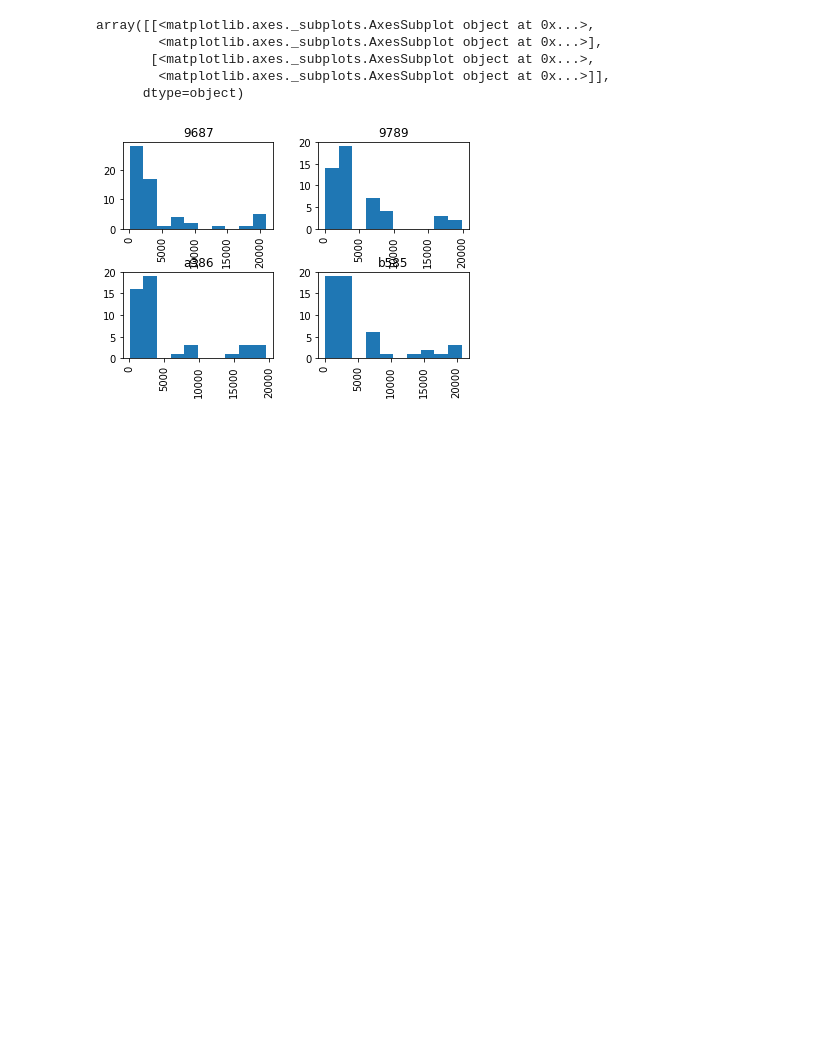
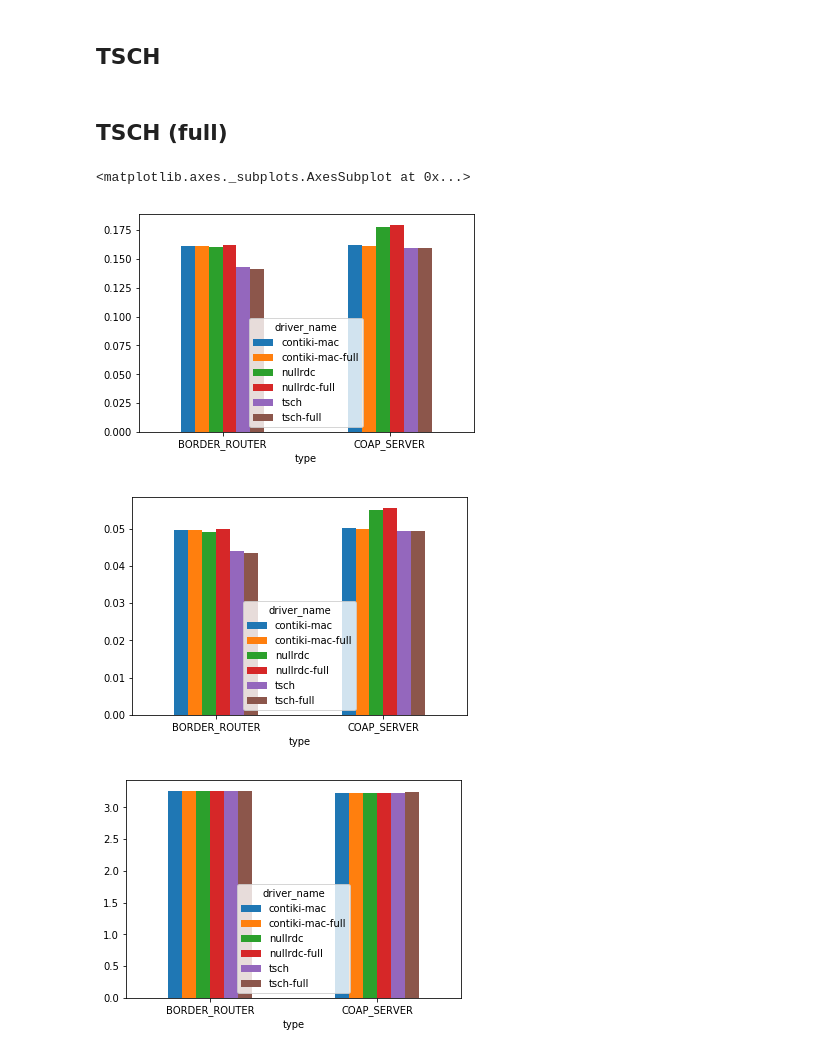
Before and after one commit to ludovicm67/iot-perf, a Jupyter notebook: notebook.ipynb, the cells around one changed output. Saved outputs shown, nothing was run; the diff lists cells and outputs as text; code cells hidden in the pictures; blank space fills up the shorter version.

Commit message:
graph conso

```diff
--- a/notebook.ipynb
+++ b/notebook.ipynb
@@ -28,0 +103,2 @@ df.head(10)
+# %%
+all_datas += plot_driver("contiki-mac")
@@ -29 +107,21 @@ df.head(10)
+# %%
+all_datas += plot_driver("contiki-mac-full")
+# %% [markdown]
+## TSCH
+# %%
+all_datas += plot_driver("tsch")
+# %% [markdown]
+## TSCH (full)
+# %%
+all_datas += plot_driver("tsch-full")
+# %%
+df = pd.DataFrame(all_datas)
+df.groupby(['type', 'driver_name']).mean()['power_avg'].unstack().plot.bar(rot=0)
+df.groupby(['type', 'driver_name']).mean()['current_avg'].unstack().plot.bar(rot=0)
+df.groupby(['type', 'driver_name']).mean()['voltage_avg'].unstack().plot.bar(rot=0)
+# %% [output]
+<matplotlib.axes._subplots.AxesSubplot at 0x...>
+[figure, added]
+[figure, added]
+[figure, added]
 # %%
@@ -31,9 +129,2 @@ one = df[(df["status_code"] == 0)]
 # %%
-one.request_time.hist(by=one.uid, bins=10)
+# one.request_time.hist(by=one.uid, bins=10)
-# %% [output]
-array([[<matplotlib.axes._subplots.AxesSubplot object at 0x...>,
-        <matplotlib.axes._subplots.AxesSubplot object at 0x...>],
-       [<matplotlib.axes._subplots.AxesSubplot object at 0x...>,
-        <matplotlib.axes._subplots.AxesSubplot object at 0x...>]],
-      dtype=object)
-[figure, removed]
```
Also changed, not shown: parts of 12 cells of this notebook, 2 other files.
